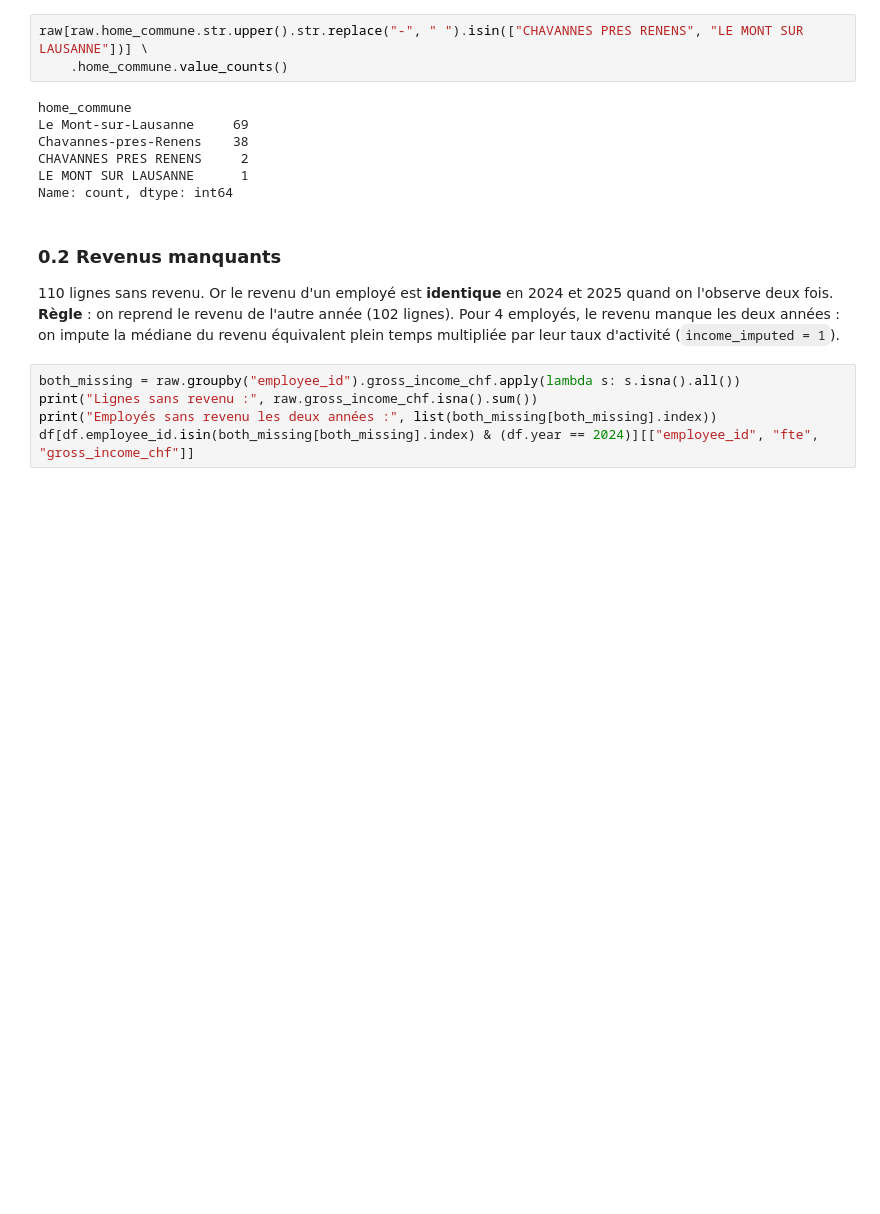
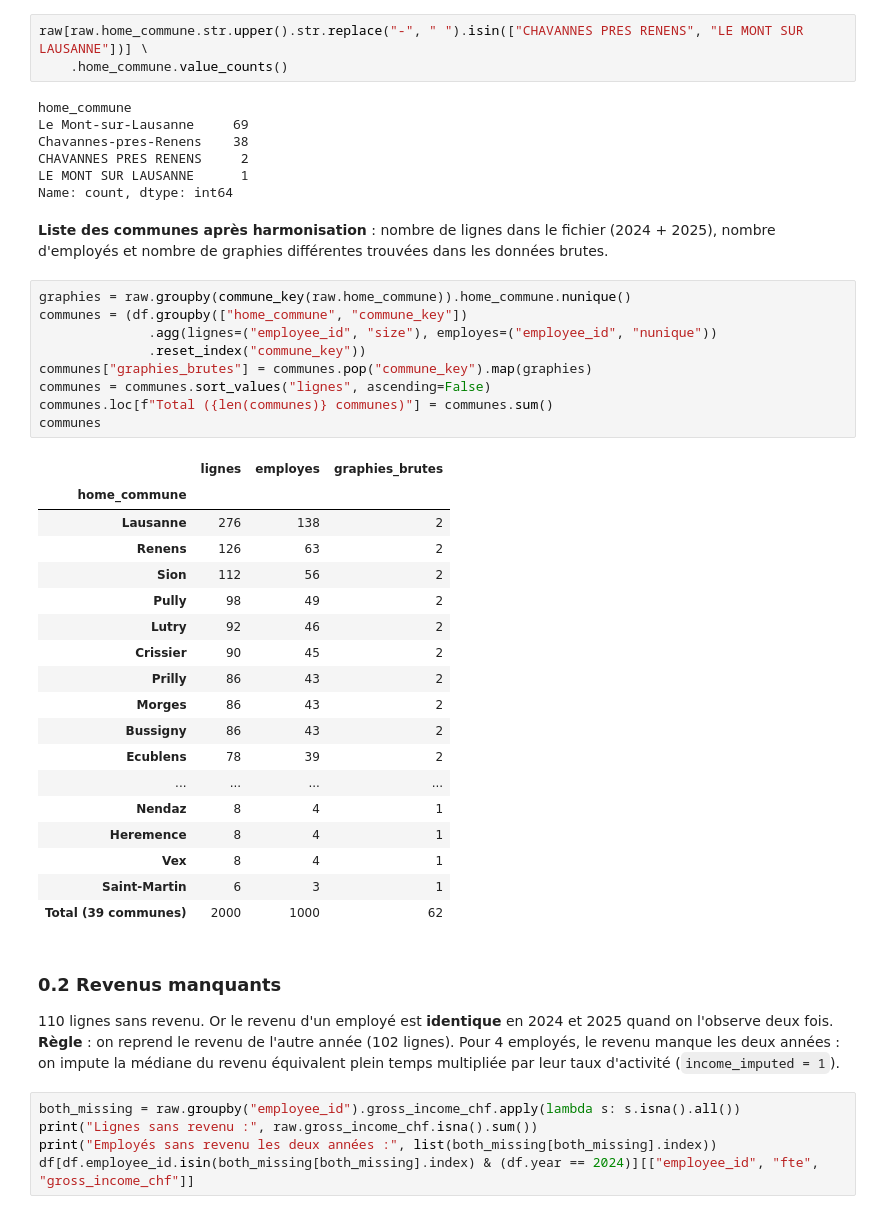
Before and after one commit to AndrewEberhardt/Public_Policy_Project, a Jupyter notebook: explications.ipynb, the cells around one changed output. Saved outputs shown, nothing was run; the diff lists cells and outputs as text; blank space fills up the shorter version.

```diff
--- a/explications.ipynb
+++ b/explications.ipynb
@@ -59,6 +59,37 @@ Chavannes-pres-Renens    38
 CHAVANNES PRES RENENS     2
 LE MONT SUR LAUSANNE      1
 Name: count, dtype: int64
+# %% [markdown]
+**Liste des communes après harmonisation** : nombre de lignes dans le fichier (2024 + 2025), nombre d'employés
+et nombre de graphies différentes trouvées dans les données brutes.
+# %%
+graphies = raw.groupby(commune_key(raw.home_commune)).home_commune.nunique()
+communes = (df.groupby(["home_commune", "commune_key"])
+              .agg(lignes=("employee_id", "size"), employes=("employee_id", "nunique"))
+              .reset_index("commune_key"))
+communes["graphies_brutes"] = communes.pop("commune_key").map(graphies)
+communes = communes.sort_values("lignes", ascending=False)
+communes.loc[f"Total ({len(communes)} communes)"] = communes.sum()
+communes
+# %% [output]
+|  | lignes | employes | graphies_brutes |
+| home_commune |  |  |  |
+| Lausanne | 276 | 138 | 2 |
+| Renens | 126 | 63 | 2 |
+| Sion | 112 | 56 | 2 |
+| Pully | 98 | 49 | 2 |
+| Lutry | 92 | 46 | 2 |
+| Crissier | 90 | 45 | 2 |
+| Prilly | 86 | 43 | 2 |
+| Morges | 86 | 43 | 2 |
+| Bussigny | 86 | 43 | 2 |
+| Ecublens | 78 | 39 | 2 |
+| ... | ... | ... | ... |
+| Nendaz | 8 | 4 | 1 |
+| Heremence | 8 | 4 | 1 |
+| Vex | 8 | 4 | 1 |
+| Saint-Martin | 6 | 3 | 1 |
+| Total (39 communes) | 2000 | 1000 | 62 |
 # %% [markdown]
 ### 0.2 Revenus manquants
 110 lignes sans revenu. Or le revenu d'un employé est **identique** en 2024 et 2025 quand on l'observe deux fois.
```
Also changed, not shown: parts of 17 cells of this notebook.
